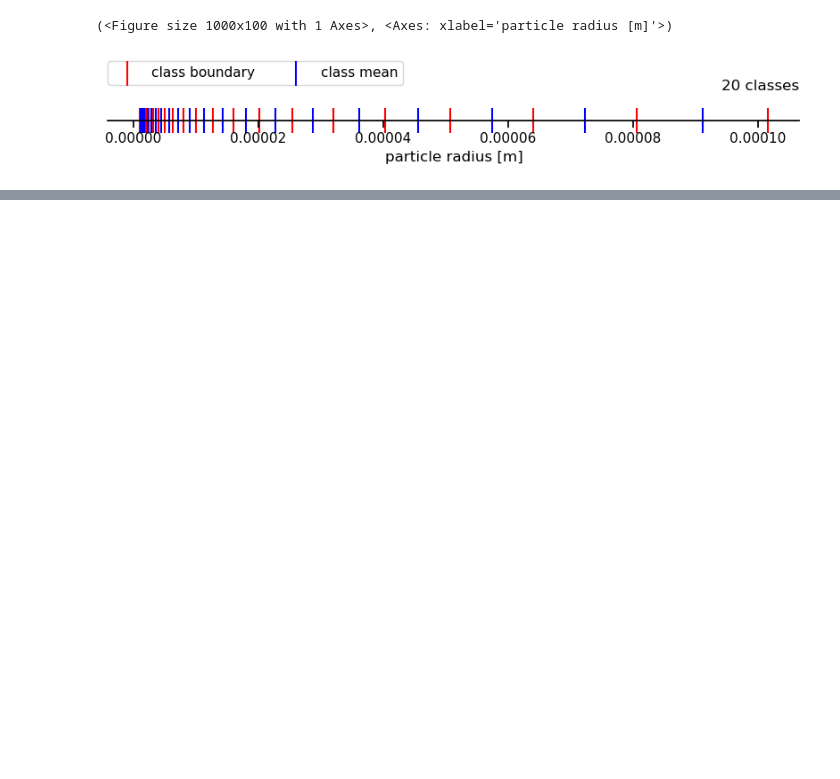
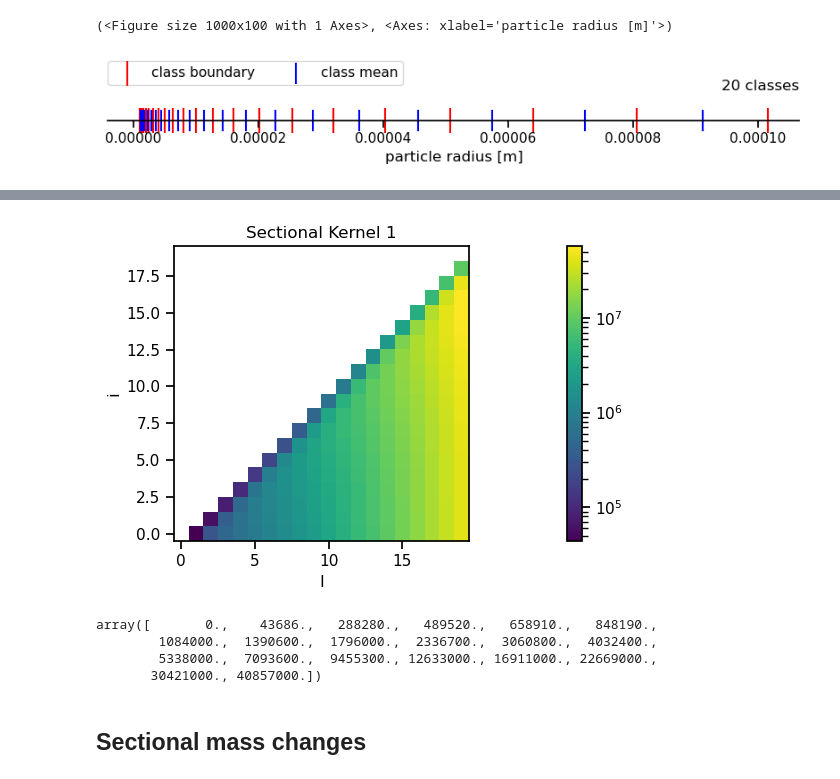
Before and after one commit to 465b/particle_aggregation_model, a Jupyter notebook: running_and_visualizing_experiments.ipynb, the cells around one changed output, grey strips where cells are left out. Saved outputs shown, nothing was run; the diff lists cells and outputs as text; code cells hidden in the pictures; blank space fills up the shorter version.

```diff
--- a/running_and_visualizing_experiments.ipynb
+++ b/running_and_visualizing_experiments.ipynb
@@ -558,0 +70,43 @@ plt.gca().xaxis.set_major_formatter(ScalarFormatter())  # Use ScalarFormatter fo
+# %%
+def read_beta_files(num_files, directory="coag_model_adrian_matlab"):
+    """
+    Read beta_i.txt files into a 3D numpy array.
+
+    Args:
+        num_files (int): Number of beta files to read (beta_1.txt to beta_n.txt)
+        directory (str): Directory containing the beta files
+
+    Returns:
+        numpy.ndarray: 3D array of shape (num_files, 20, 20) containing all beta matrices
+    """
+    # Initialize 3D array to store all beta matrices
+    beta_matrices = np.zeros((num_files, 20, 20))
+
+    # Read each beta file
+    for i in range(num_files):
+        file_path = f"{directory}/beta_{i+1}.txt"
+        try:
+            beta_matrices[i] = np.loadtxt(file_path,delimiter=',')
+        except Exception as e:
+            print(f"Error reading {file_path}: {e}")
+
+    return beta_matrices
+
+matlab_betas = read_beta_files(5)
+
+sectional_kernel_matlab = SectionalCoagulationKernels(coagulation_kernel,particle_size_distribution)
+sectional_kernel_matlab.data = matlab_betas
+
+# fig, ax = plot_sectional_kernels(np.array([sectional_kernel_matlab.data[jj]]))
+fig, ax = plot_sectional_kernels(sectional_kernel_matlab.data)
+# %% [output]
+[figure, added]
+# %%
+matlab_betas[0,0,:]
+# %% [output]
+array([       0.,    43686.,   288280.,   489520.,   658910.,   848190.,
+        1084000.,  1390600.,  1796000.,  2336700.,  3060800.,  4032400.,
+        5338000.,  7093600.,  9455300., 12633000., 16911000., 22669000.,
+       30421000., 40857000.])
+# %% [markdown]
+## Sectional mass changes
```
Also changed, not shown: parts of 51 cells of this notebook, 7 other files.
